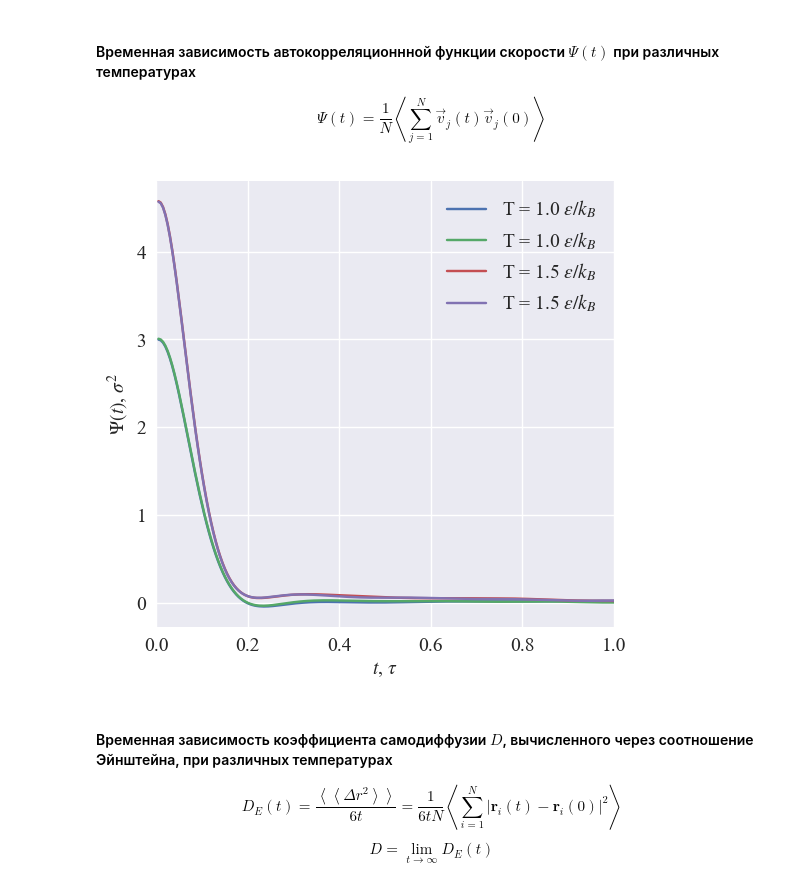
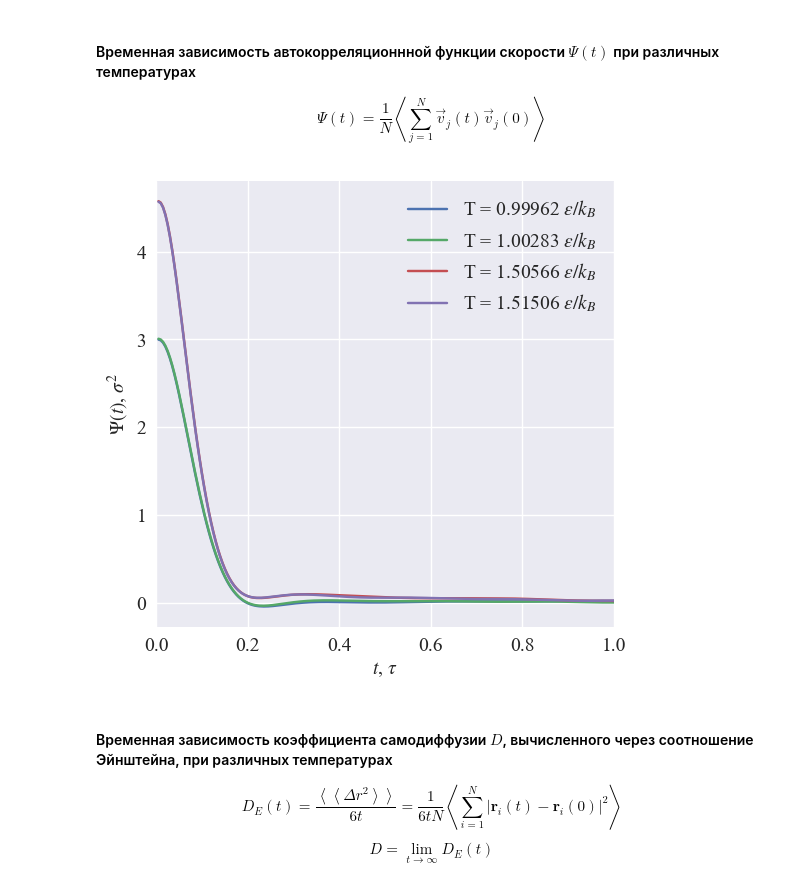
Before and after one commit to AlbertFarkhutdinov/molecular_dynamics, a Jupyter notebook: notebooks/2021-04-16.ipynb, the cells around one changed output. Cells and saved outputs as stored; diff of their text form; code cells hidden in the pictures.

```diff
--- a/notebooks/2021-04-16.ipynb
+++ b/notebooks/2021-04-16.ipynb
@@ -198,29 +124,15 @@ save_plot(f'msd_{plot_filename_postfix}.png')
 #### Временная зависимость автокорреляционнной функции скорости $\Psi(t)$ при различных температурах
 
 $$\Psi(t) = \dfrac{1}{N}\left<\sum_{j=1}^N{\vec{v}_j(t)\vec{v}_j(0)}\right>$$
-# %%
-for i, tp_tuple in enumerate(parameters):
-    plt.plot(
-        vel_autocor_data['time'],
-        vel_autocor_data[f'{tp_tuple[0]:.5f}'],
-        label=f'T = {tp_tuple[0]:.1f} $\epsilon / k_B $',
-    );
-
-plt.xlabel(r'$t$, $\tau $');
-plt.ylabel(r'$\Psi(t)$, $\sigma^2$');
-plt.xlim(
-    left=0,
-    right=1,
-);
-plt.ylim(
-#     bottom=0,
-#     top=20,
-);
-plt.legend();
-
-save_plot(f'vel_autocorr_{plot_filename_postfix}.png')
-# %% [output]
-[figure, removed]
+# %%
+pp.plot_vaf(
+    left=0,
+    right=1,
+#     bottom=0,
+#     top=20,
+)
+# %% [output]
+[figure, added]
 # %% [markdown]
 #### Временная зависимость коэффициента самодиффузии $D$, вычисленного через соотношение Эйнштейна, при различных температурах
 
```
Also changed, not shown: parts of 41 cells of this notebook, 30 other files.
